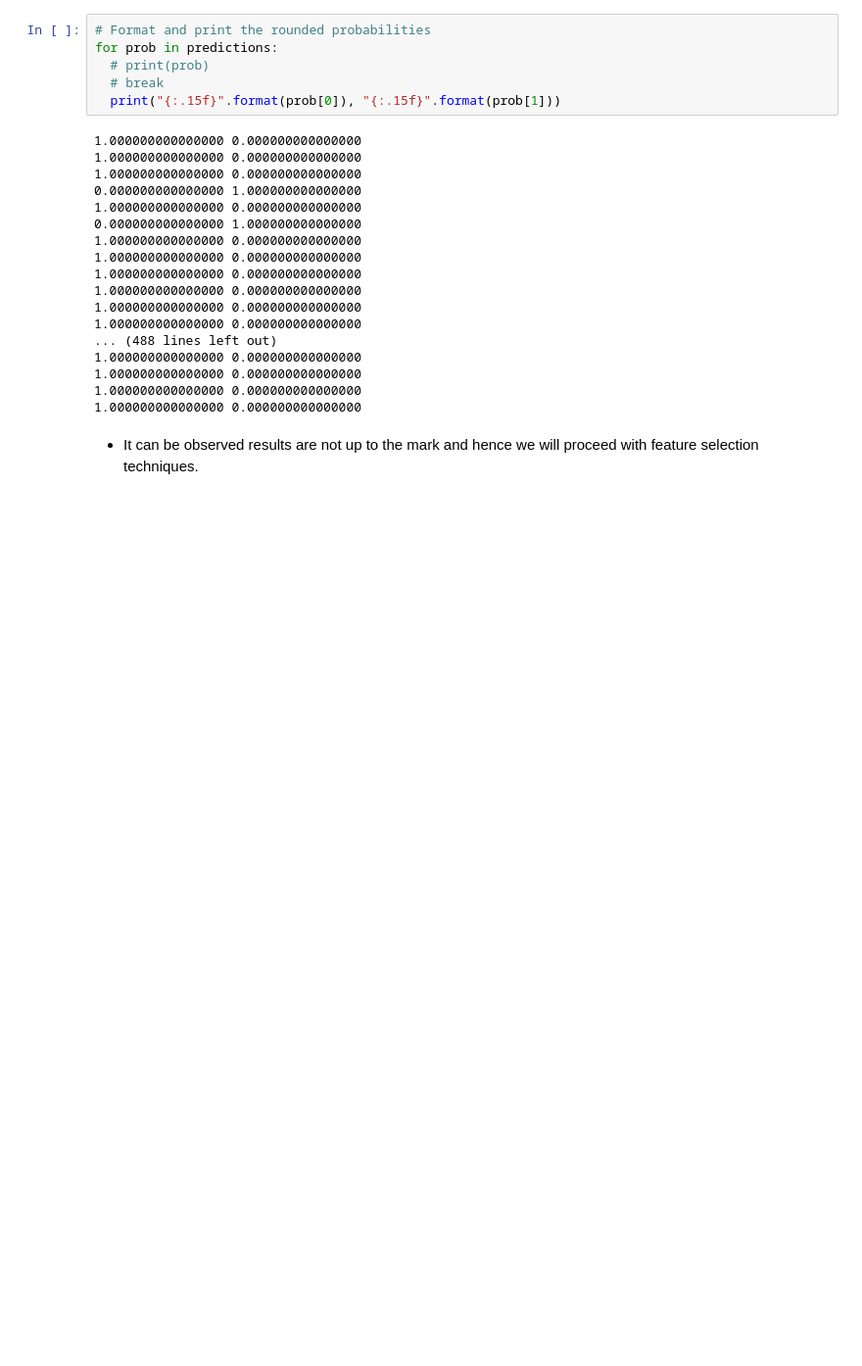
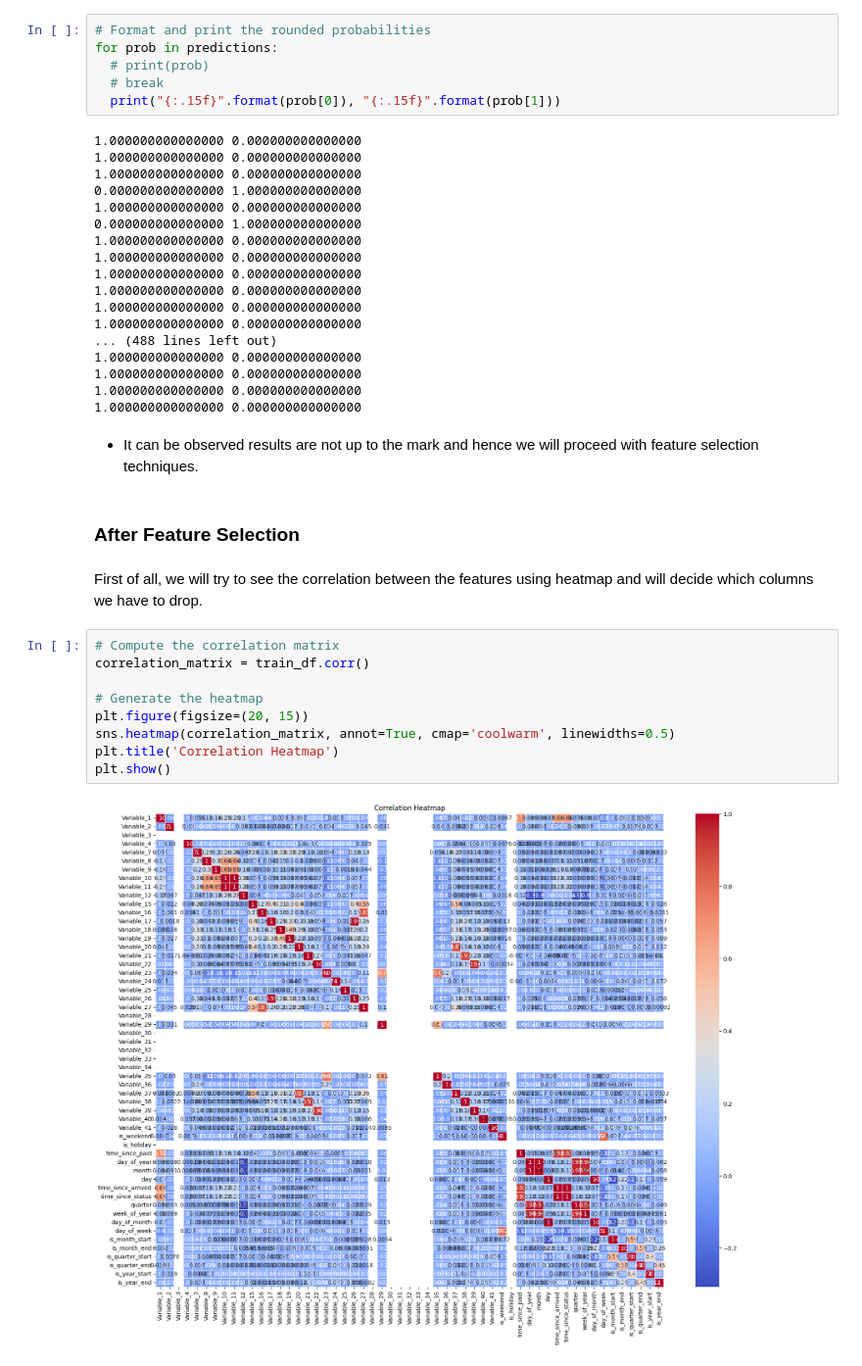
Before and after one commit to ajits-github/Binary_Classification_with_ordinal_data, a Jupyter notebook: Binary_Classification_with_ordinal_data.ipynb, the cells around one changed output. Shown at 98% size. Saved outputs shown, nothing was run; the diff lists cells and outputs as text; blank space fills up the shorter version.

Commit message:
Added after feature selection

```diff
--- a/Binary_Classification_with_ordinal_data.ipynb
+++ b/Binary_Classification_with_ordinal_data.ipynb
@@ -780,3 +780,18 @@ for prob in predictions:
 1.000000000000000 0.000000000000000
 # %% [markdown]
 * It can be observed results are not up to the mark and hence we will proceed with feature selection techniques.
+# %% [markdown]
+### After Feature Selection
+# %% [markdown]
+First of all, we will try to see the correlation between the features using heatmap and will decide which columns we have to drop.
+# %%
+# Compute the correlation matrix
+correlation_matrix = train_df.corr()
+
+# Generate the heatmap
+plt.figure(figsize=(20, 15))
+sns.heatmap(correlation_matrix, annot=True, cmap='coolwarm', linewidths=0.5)
+plt.title('Correlation Heatmap')
+plt.show()
+# %% [output]
+[figure, added]
```
Also changed, not shown: parts of 13 cells of this notebook.
